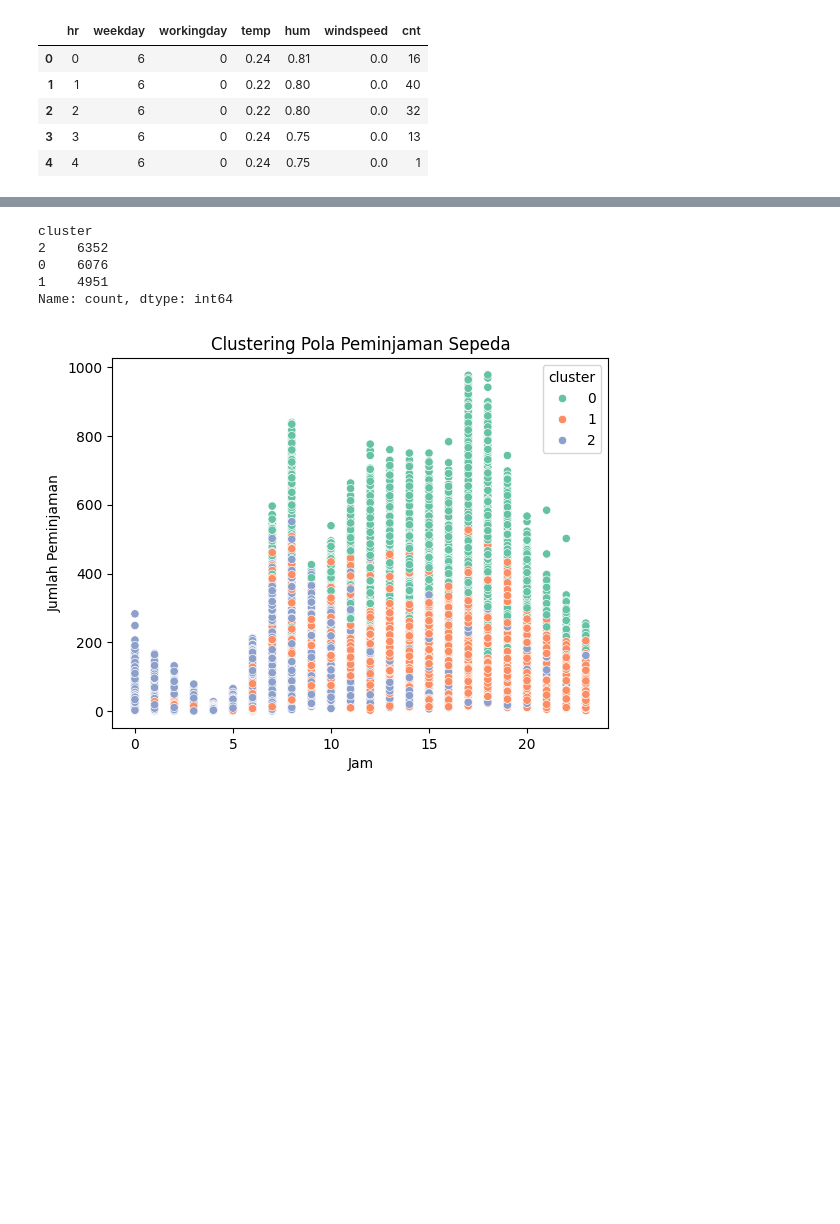
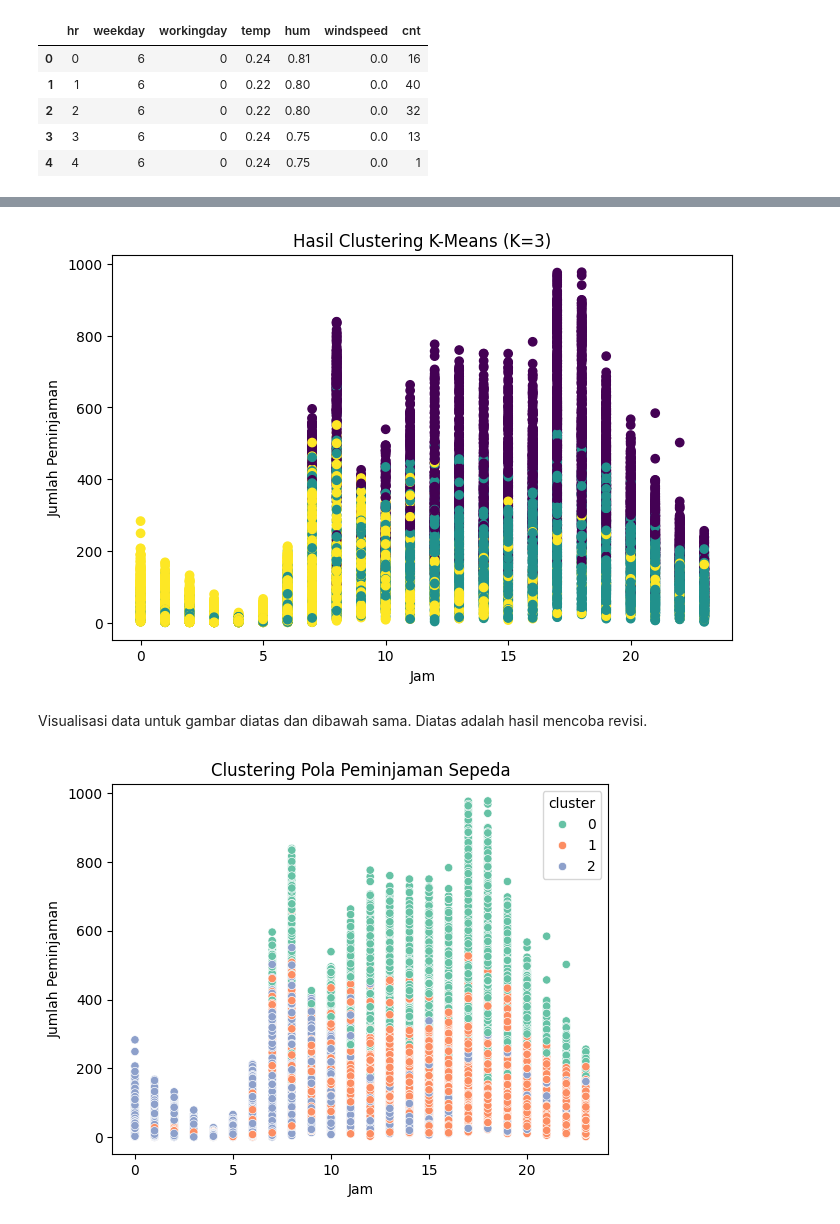
Before and after one commit to reyhanamando35/bike-rent-analysis, a Jupyter notebook: notebooks/clustering.ipynb, the cells around one changed output, grey strips where cells are left out. Drawn from its saved outputs; the diff is of its cells as text; code cells hidden in the pictures; blank space fills up the shorter version.

```diff
--- a/notebooks/clustering.ipynb
+++ b/notebooks/clustering.ipynb
@@ -147,11 +132,14 @@ cluster_summary
 # %%
-df["cluster"].value_counts()
+plt.figure(figsize=(8,5))
+plt.scatter(df['hr'], df['cnt'], c=df['cluster'], cmap='viridis')
+plt.xlabel('Jam')
+plt.ylabel('Jumlah Peminjaman')
+plt.title('Hasil Clustering K-Means (K=3)')
+plt.show()
 # %% [output]
-cluster
-2    6352
-0    6076
-1    4951
-Name: count, dtype: int64
+[figure, added]
+# %% [markdown]
+Visualisasi data untuk gambar diatas dan dibawah sama. Diatas adalah hasil mencoba revisi.
 # %%
 import seaborn as sns
 import matplotlib.pyplot as plt
```
Also changed, not shown: parts of 8 cells of this notebook.
